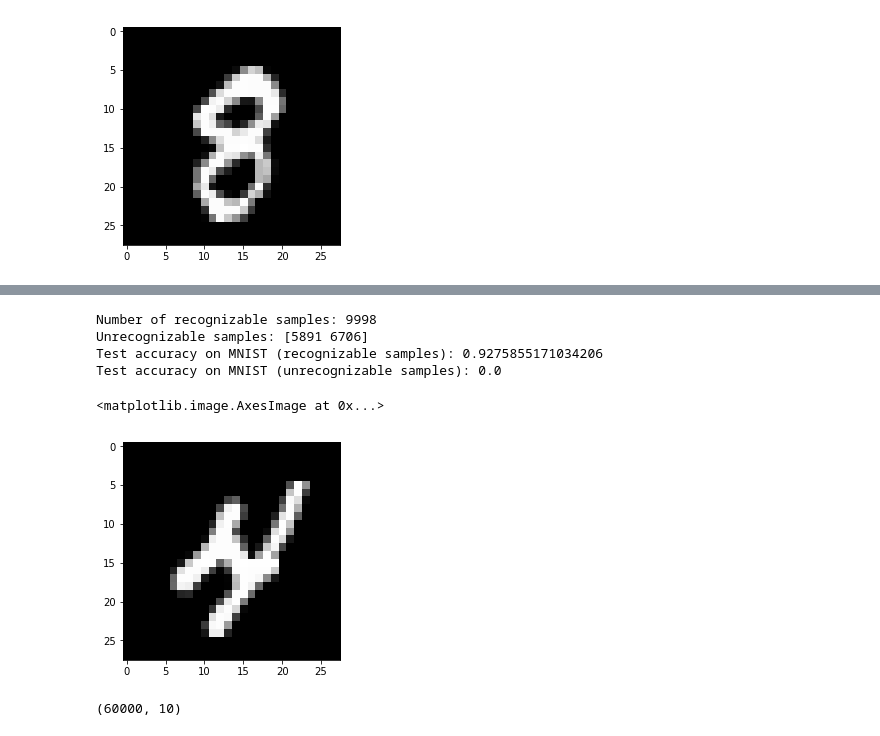
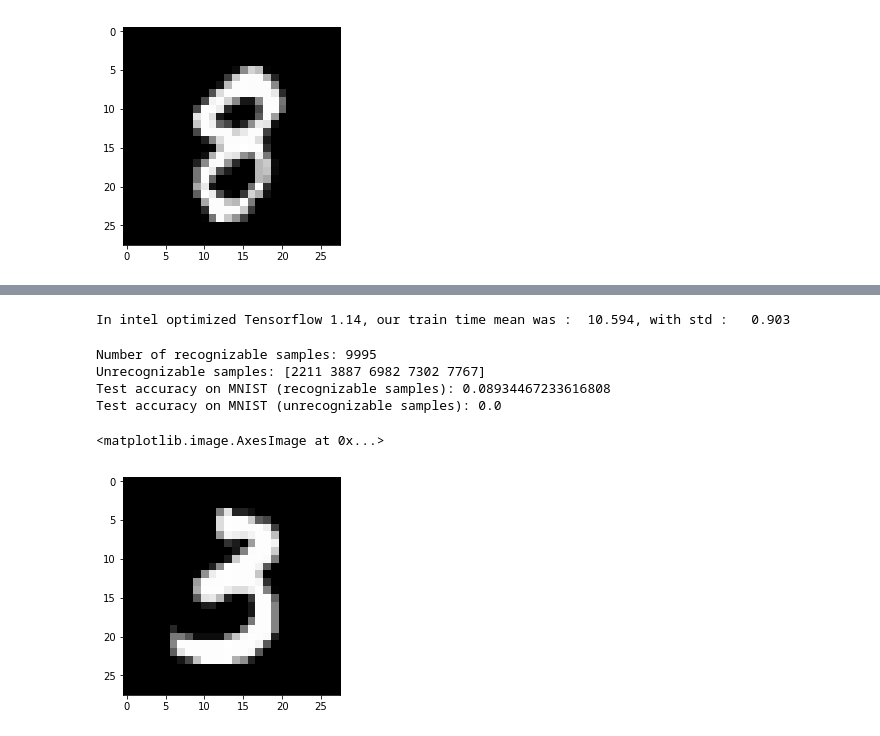
Before and after one commit to purva98/easy-bnn-with-tf2.0, a Jupyter notebook: bnn-tf1.ipynb, the cells around one changed output, grey strips where cells are left out. Cells and saved outputs as stored; diff of their text form; code cells hidden in the pictures.

Commit message:
performance inteltf tf2 train

```diff
--- a/bnn-tf1.ipynb
+++ b/bnn-tf1.ipynb
@@ -205,8 +221,18 @@ def accuracy(preds, labels):
+# %%
+### about the performance
+mean = np.mean(times)
+std = np.std(times)
+print("In intel optimized Tensorflow 1.14, our train time mean was : {:7.3f}, with std : {:7.3f}".format(mean, std))
+# %% [output]
+In intel optimized Tensorflow 1.14, our train time mean was :  10.594, with std :   0.903
 # %%
 n_mc_run = 50
 med_prob_thres = 0.20
 
-y_pred_logits_list = [bcnn(X_test) for _ in range(n_mc_run)]  # a list of predicted logits
+with tf.Session() as sess:
+    sess.run(tf.global_variables_initializer())
+    y_pred_logits_list = [bcnn.predict(X=X_test, sess=sess) for _ in range(n_mc_run)]  # a list of predicted logits
+
 y_pred_prob_all = np.concatenate([softmax(y, axis=-1)[:, :, np.newaxis] for y in y_pred_logits_list], axis=-1)
 y_pred = [[int(np.median(y) >= med_prob_thres) for y in y_pred_prob] for y_pred_prob in y_pred_prob_all]
 y_pred = np.array(y_pred)
@@ -223,17 +249,12 @@ print('Test accuracy on MNIST (recognizable samples):',
 print('Test accuracy on MNIST (unrecognizable samples):',
       sum(np.equal(np.argmax(y_test[idx_invalid], axis=-1), np.argmax(y_pred[idx_invalid], axis=-1))) / len(y_test[idx_invalid]))
 # %% [output]
-Number of recognizable samples: 9998
-Unrecognizable samples: [5891 6706]
-Test accuracy on MNIST (recognizable samples): 0.9275855171034206
+Number of recognizable samples: 9995
+Unrecognizable samples: [2211 3887 6982 7302 7767]
+Test accuracy on MNIST (recognizable samples): 0.08934467233616808
 Test accuracy on MNIST (unrecognizable samples): 0.0
-# %%
-test = X_train[5891].reshape(-1, 28, 28, 1)
-plt.imshow(X_train[5891, :, :, 0], cmap='gist_gray')
-# %% [output]
-<matplotlib.image.AxesImage at 0x...>
-[figure, removed]
-# %%
-y_train.shape
-# %% [output]
-(60000, 10)
+# %%
+plt.imshow(X_test[6982, :, :, 0], cmap='gist_gray')
+# %% [output]
+<matplotlib.image.AxesImage at 0x...>
+[figure, added]
```
Also changed, not shown: parts of 9 cells of this notebook, 3 other files.
